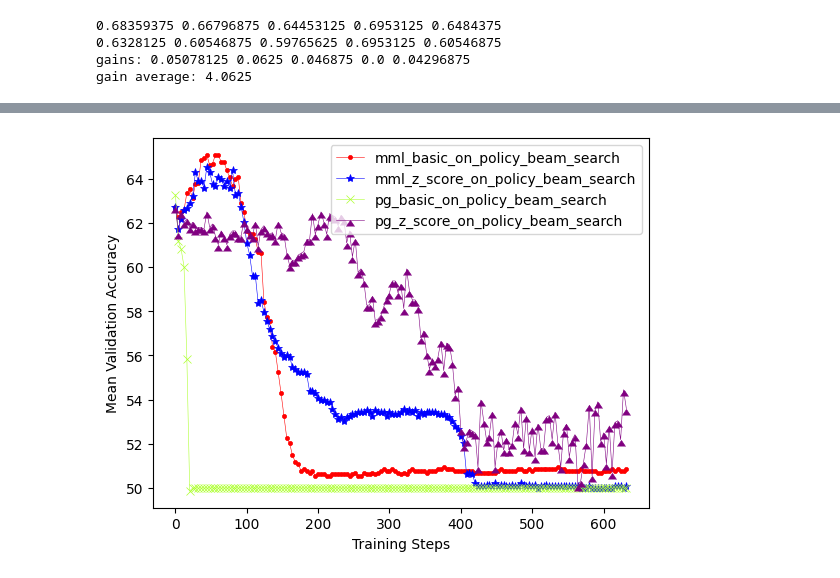
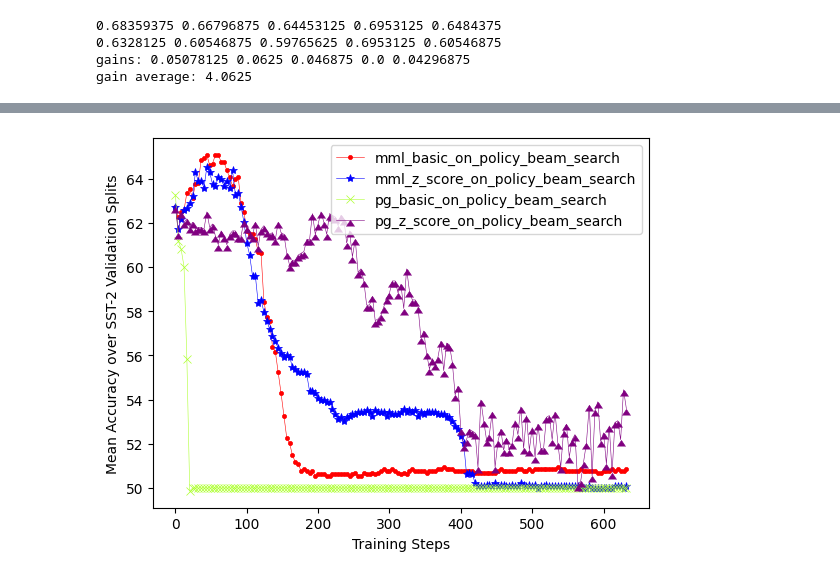
Before and after one commit to SaeedNajafi/RIFF, a Jupyter notebook: compare-search-methods.ipynb, the cells around one changed output, grey strips where cells are left out. Cells and saved outputs as stored; diff of their text form; code cells hidden in the pictures.

```diff
--- a/compare-search-methods.ipynb
+++ b/compare-search-methods.ipynb
@@ -395,22 +395,22 @@ fig.savefig('zscore_off_policy.svg', format='svg', dpi=1200)
 # %%
 fig = plt.figure()
 
 experiments_to_see = [
     "mml_basic_on_policy_beam_search",
     "mml_z_score_on_policy_beam_search",
     "pg_basic_on_policy_beam_search",
     "pg_z_score_on_policy_beam_search",
 ]
 colors = ["red", "blue", "greenyellow", "purple", "black", "brown", "orange", "green"]
 markers = [".", "*", "x", 6]
 for idx, exp in enumerate(experiments_to_see):
     plt.plot(experiment_steps[exp][:159], experiment_means[exp][:159], color=colors[idx], marker=markers[idx], linewidth=0.4, label=exp, markeredgewidth=0.5)
 
 plt.legend()
 plt.xlabel("Training Steps")
-plt.ylabel("Mean Validation Accuracy")
+plt.ylabel("Mean Accuracy over SST-2 Validation Splits")
 
 plt.show()
 fig.savefig('zscore_on_policy.svg', format='svg', dpi=1200)
 # %% [output]
-[figure, old version]
+[figure, new version]
```
Also changed, not shown: parts of 6 cells of this notebook.
